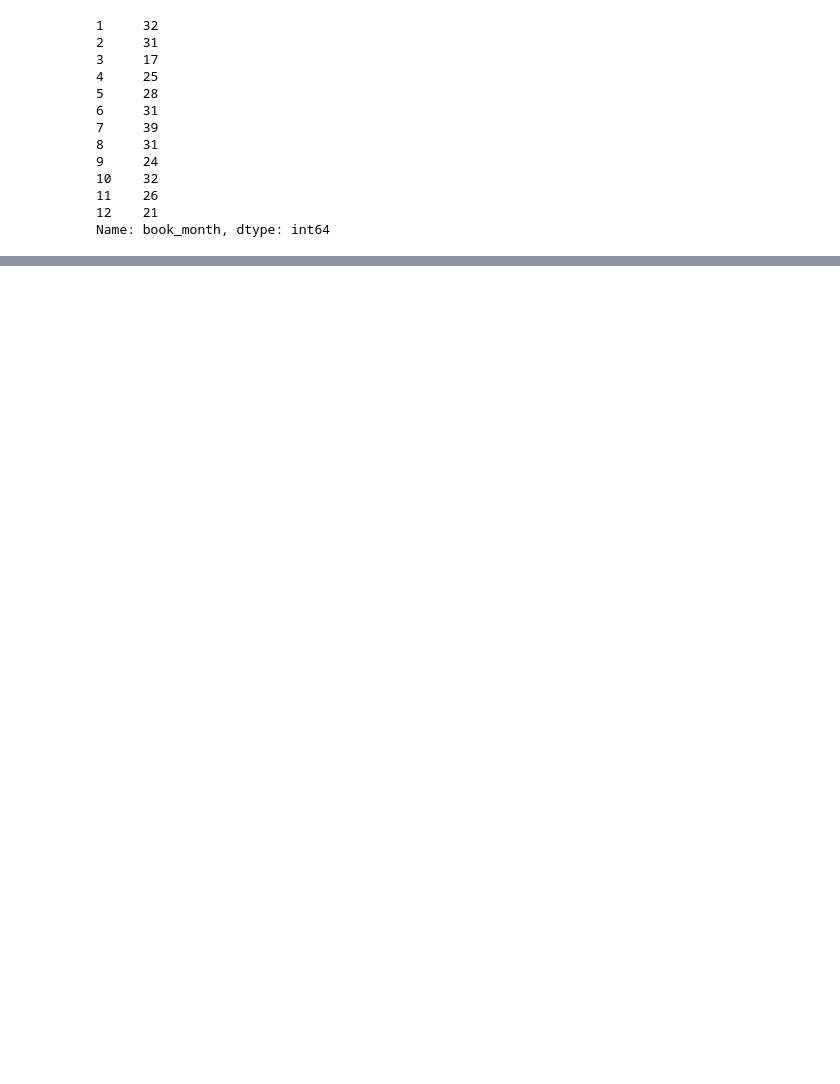
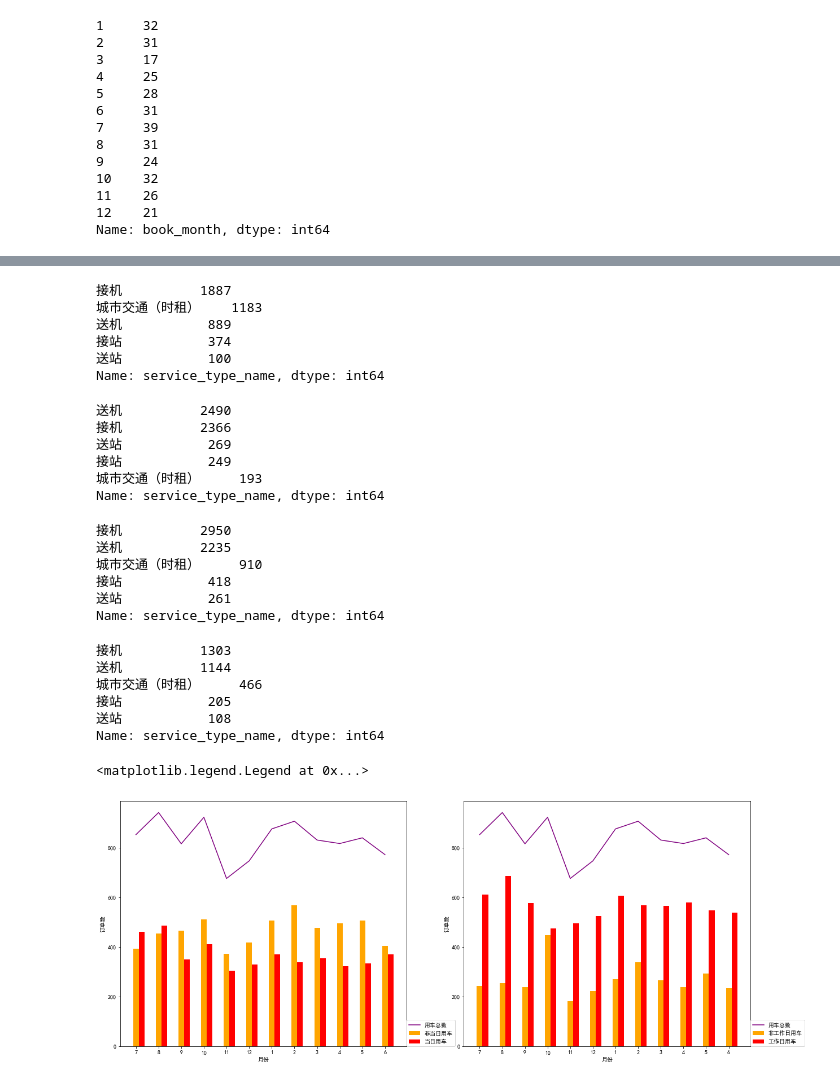
Before and after one commit to xinruigoalForTrain/car_order_analyse, a Jupyter notebook: car_order_analyse.ipynb, the cells around one changed output, grey strips where cells are left out. Saved outputs shown, nothing was run; the diff lists cells and outputs as text; code cells hidden in the pictures; blank space fills up the shorter version.

```diff
--- a/car_order_analyse.ipynb
+++ b/car_order_analyse.ipynb
@@ -318,0 +497,75 @@ for j,city in enumerate(list_order_city_top10):
+# %%
+# 当日用车订单数
+df_user_order_detail[df_user_order_detail['use_immediate']==1]['service_type_name'].value_counts()
+# %% [output]
+接机          1887
+城市交通（时租）    1183
+送机           889
+接站           374
+送站           100
+Name: service_type_name, dtype: int64
+# %%
+# 非当日用车订单数
+df_user_order_detail[df_user_order_detail['use_immediate']==0]['service_type_name'].value_counts()
+# %% [output]
+送机          2490
+接机          2366
+送站           269
+接站           249
+城市交通（时租）     193
+Name: service_type_name, dtype: int64
+# %%
+df_user_order_detail[df_user_order_detail['is_bookdate_holiday']==0]['service_type_name'].value_counts()
+# %% [output]
+接机          2950
+送机          2235
+城市交通（时租）     910
+接站           418
+送站           261
+Name: service_type_name, dtype: int64
+# %%
+df_user_order_detail[df_user_order_detail['is_bookdate_holiday']==1]['service_type_name'].value_counts()
+# %% [output]
+接机          1303
+送机          1144
+城市交通（时租）     466
+接站           205
+送站           108
+Name: service_type_name, dtype: int64
+# %%
+fig = plt.figure(figsize=(20,8))
+
+axes1 = fig.add_subplot(121)
+se_非当日用车笔数月份统计_用车日期顺序 = df_user_order_detail[df_user_order_detail['use_immediate']==0]['book_month'].value_counts()
+se_当日用车笔数月份统计_用车日期顺序 = df_user_order_detail[df_user_order_detail['use_immediate']==1]['book_month'].value_counts()
+y_0 = pd.concat([se_非当日用车笔数月份统计_用车日期顺序.sort_index()[6:],se_非当日用车笔数月份统计_用车日期顺序.sort_index()[:6]])
+y_1 = pd.concat([se_当日用车笔数月份统计_用车日期顺序.sort_index()[6:],se_当日用车笔数月份统计_用车日期顺序.sort_index()[:6]])
+y_2 = pd.concat([df_user_order_detail['book_month'].value_counts().sort_index()[6:],
+                df_user_order_detail['book_month'].value_counts().sort_index()[:6]])
+x1 = np.arange(1,13)
+x2 = x1+0.25
+plt.bar(x1,y_0,width=0.25,color='orange',tick_label=y_0.index.to_list(),label='非当日用车')
+plt.bar(x2,y_1,width=0.25,color='red',label='当日用车')
+plt.plot(x1,y_2,label='用车总数',color='purple')
+plt.xlabel('月份')
+plt.ylabel('订单数')
+plt.xticks(ticks=x1,labels=y_0.index.to_list(),rotation=0)
+plt.legend(bbox_to_anchor=(1,0),loc=3,borderaxespad=0)
+
+axes1 = fig.add_subplot(122)
+se_非工作日用车笔数月份统计_用车日期顺序 = df_user_order_detail[df_user_order_detail['is_bookdate_holiday']==1]['book_month'].value_counts()
+se_工作日用车笔数月份统计_用车日期顺序 = df_user_order_detail[df_user_order_detail['is_bookdate_holiday']==0]['book_month'].value_counts()
+y_3 = pd.concat([se_非工作日用车笔数月份统计_用车日期顺序.sort_index()[6:],se_非工作日用车笔数月份统计_用车日期顺序.sort_index()[:6]])
+y_4 = pd.concat([se_工作日用车笔数月份统计_用车日期顺序.sort_index()[6:],se_工作日用车笔数月份统计_用车日期顺序.sort_index()[:6]])
+x1 = np.arange(1,13)
+x2 = x1+0.25
+plt.bar(x1,y_3,width=0.25,color='orange',tick_label=y_0.index.to_list(),label='非工作日用车')
+plt.bar(x2,y_4,width=0.25,color='red',label='工作日用车')
+plt.plot(x1,y_2,label='用车总数',color='purple')
+plt.xlabel('月份')
+plt.ylabel('订单数')
+plt.xticks(ticks=x1,labels=y_0.index.to_list(),rotation=0)
+plt.legend(bbox_to_anchor=(1,0),loc=3,borderaxespad=0)
+# %% [output]
+<matplotlib.legend.Legend at 0x...>
+[figure, added]
```
Also changed, not shown: parts of 40 cells of this notebook.
